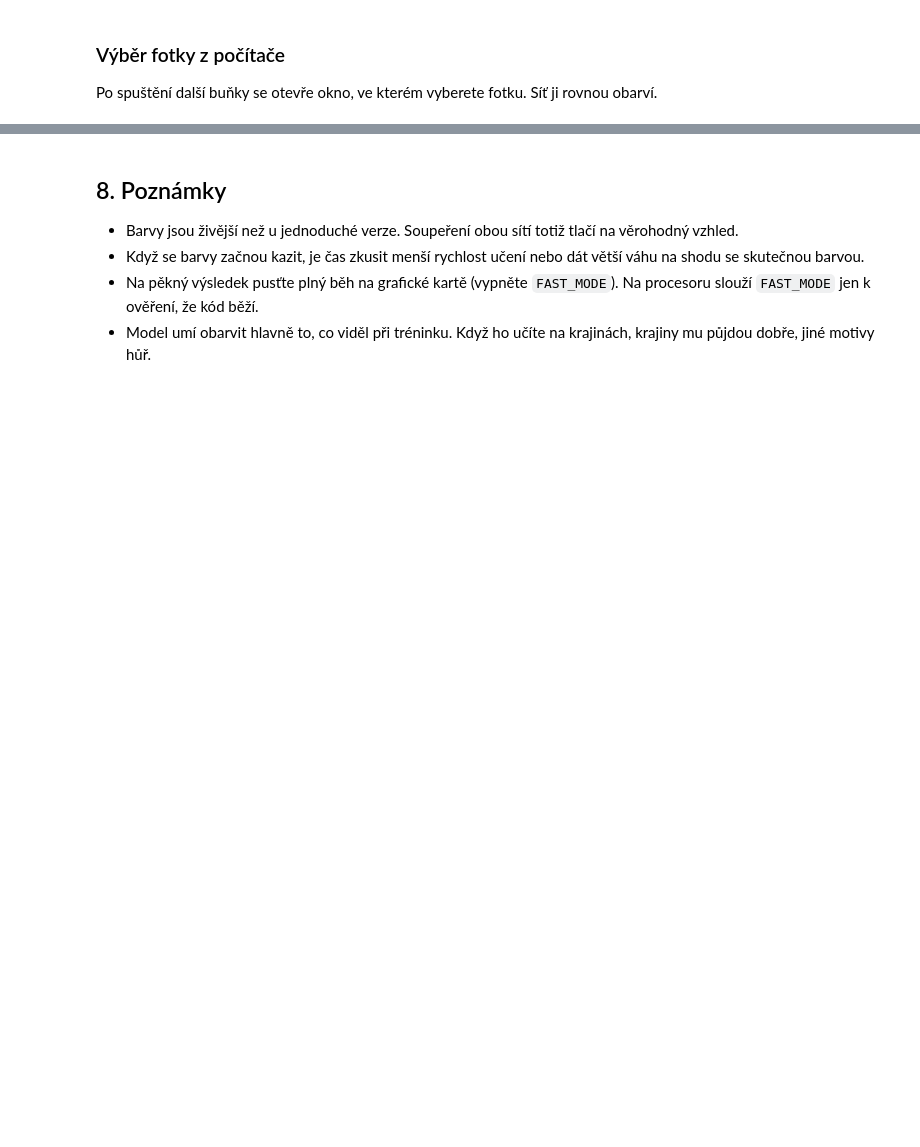
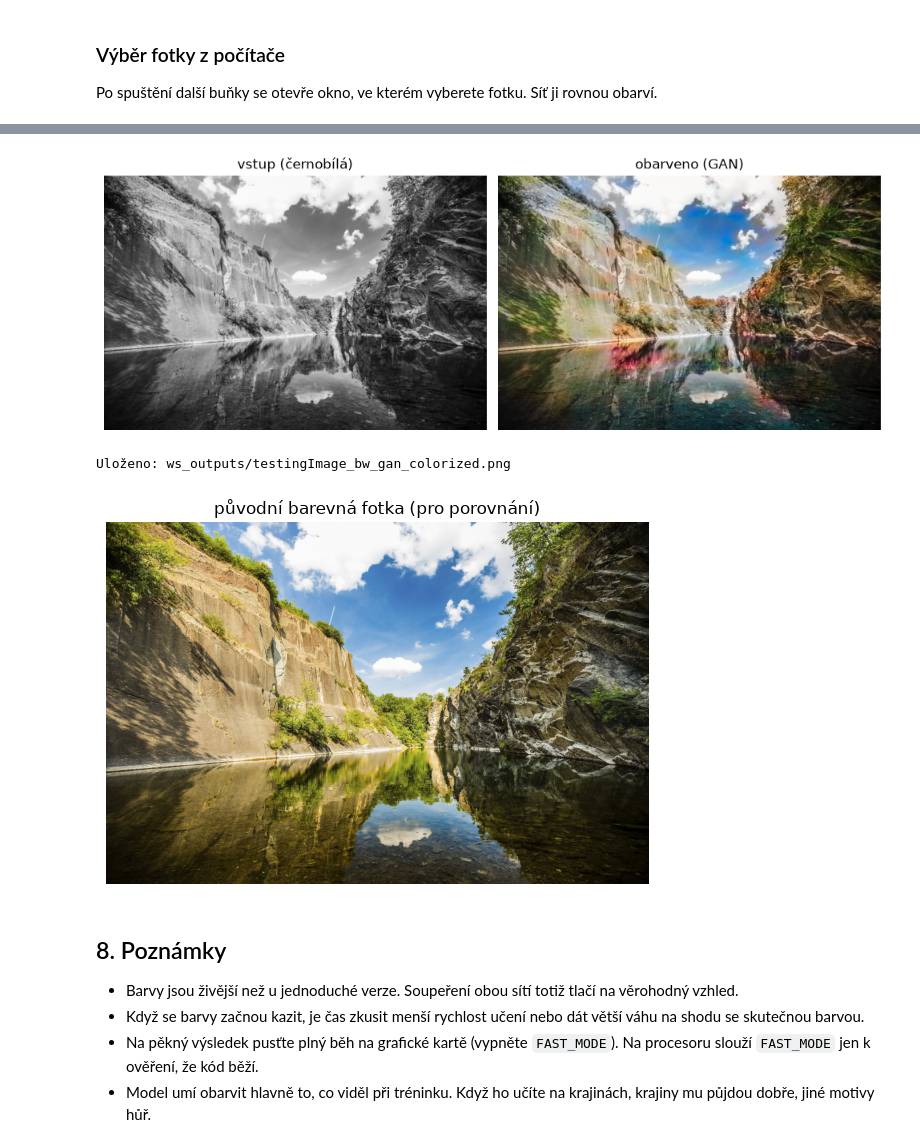
Before and after one commit to Krosvellos/MML_WS, a Jupyter notebook: ws_abraham_colouring.ipynb, the cells around one changed output, grey strips where cells are left out. Saved outputs shown, nothing was run; the diff lists cells and outputs as text; code cells hidden in the pictures; blank space fills up the shorter version.

Commit message:
Show example colouring of a new photo in the notebook

```diff
--- a/ws_abraham_colouring.ipynb
+++ b/ws_abraham_colouring.ipynb
@@ -38,7 +38,7 @@ from torch.utils.data import DataLoader, Dataset
 ImageFile.LOAD_TRUNCATED_IMAGES = True   # robustnost vůči poškozeným JPEG
 
 SEED = 42
-FAST_MODE = True
+FAST_MODE = False
 
 
 def set_seed(seed: int = SEED) -> None:
@@ -369,13 +396,16 @@ Podíváme se na průběh učení a na pár obarvených obrázků vedle sebe.
 
 Druhý graf ukazuje, jak daleko jsou odhadnuté barvy od skutečných. Čím níž, tím líp.
 # %%
-fig, ax = plt.subplots(1, 2, figsize=(13, 4))
-ax[0].plot(history["epoch"], history["discriminator_loss"], label="diskriminátor")
-ax[0].plot(history["epoch"], history["generator_adversarial_loss"], label="generátor")
-ax[0].set_title("Ztráty při soupeření sítí"); ax[0].set_xlabel("epocha")
-ax[0].legend(); ax[0].grid(alpha=0.2)
-ax[1].plot(history["epoch"], history["validation_loss"], color="tab:green")
-ax[1].set_title("Jak daleko jsou barvy od pravdy"); ax[1].set_xlabel("epocha")
-ax[1].grid(alpha=0.2)
-plt.tight_layout()
-plt.show()
+if history is None:
+    print("Model byl načten ze souboru, graf učení proto není k dispozici.")
+else:
+    fig, ax = plt.subplots(1, 2, figsize=(13, 4))
+    ax[0].plot(history["epoch"], history["discriminator_loss"], label="diskriminátor")
+    ax[0].plot(history["epoch"], history["generator_adversarial_loss"], label="generátor")
+    ax[0].set_title("Ztráty při soupeření sítí"); ax[0].set_xlabel("epocha")
+    ax[0].legend(); ax[0].grid(alpha=0.2)
+    ax[1].plot(history["epoch"], history["validation_loss"], color="tab:green")
+    ax[1].set_title("Jak daleko jsou barvy od pravdy"); ax[1].set_xlabel("epocha")
+    ax[1].grid(alpha=0.2)
+    plt.tight_layout()
+    plt.show()
@@ -487,3 +530,22 @@ pick_and_colorize(generator)
+# %%
+test_path = "ws_outputs/testingImage_orig.jpg"
+if Path(test_path).exists():
+    test_original = Image.open(test_path).convert("RGB")
+    test_bw_path = "ws_outputs/testingImage_bw.png"
+    test_original.convert("L").save(test_bw_path)        # černobílá verze pro model
+    colorize_image(test_bw_path, generator)              # vlevo vstup, vpravo obarveno
+
+    plt.figure(figsize=(7, 5))
+    plt.imshow(test_original)
+    plt.title("původní barevná fotka (pro porovnání)")
+    plt.axis("off")
+    plt.show()
+else:
+    print("Vložte testingImage_orig.jpg do složky ws_outputs/ a spusťte buňku znovu.")
+# %% [output]
+[figure, added]
+Uloženo: ws_outputs/testingImage_bw_gan_colorized.png
+[figure, added]
 # %% [markdown]
 ## 8. Poznámky
 
```
Also changed, not shown: parts of 10 cells of this notebook.
